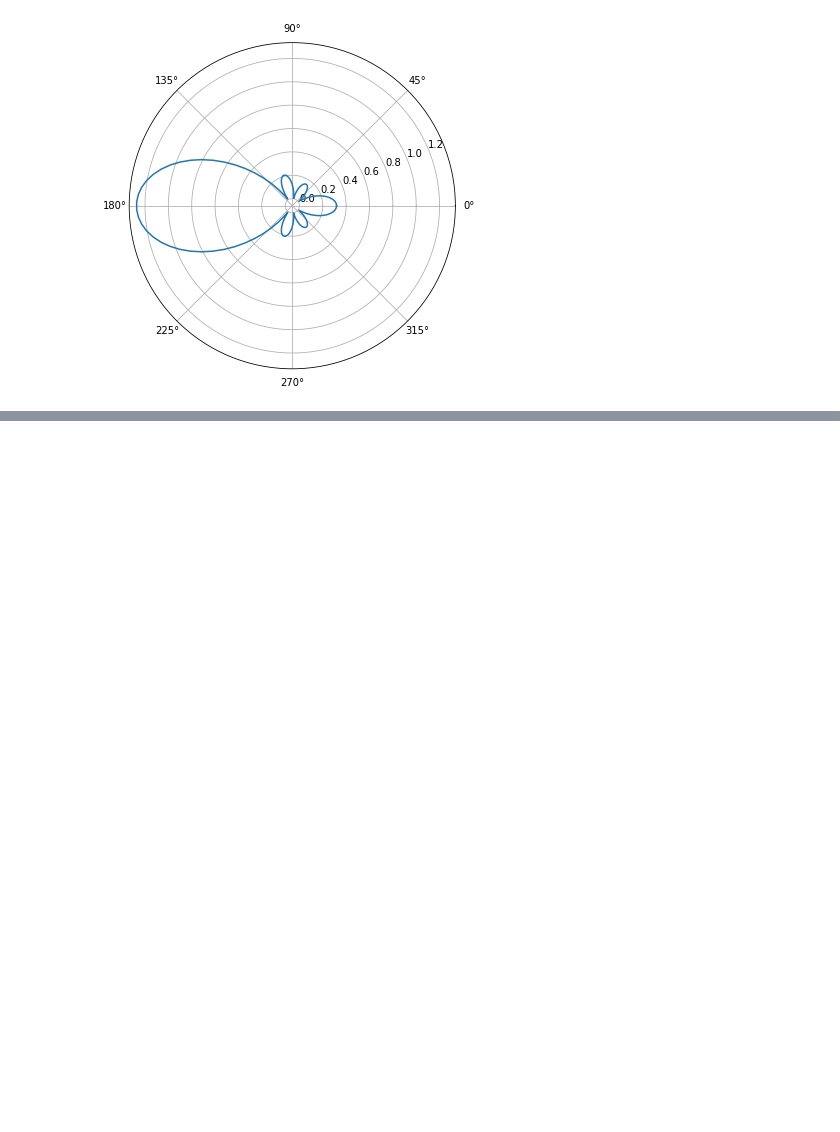
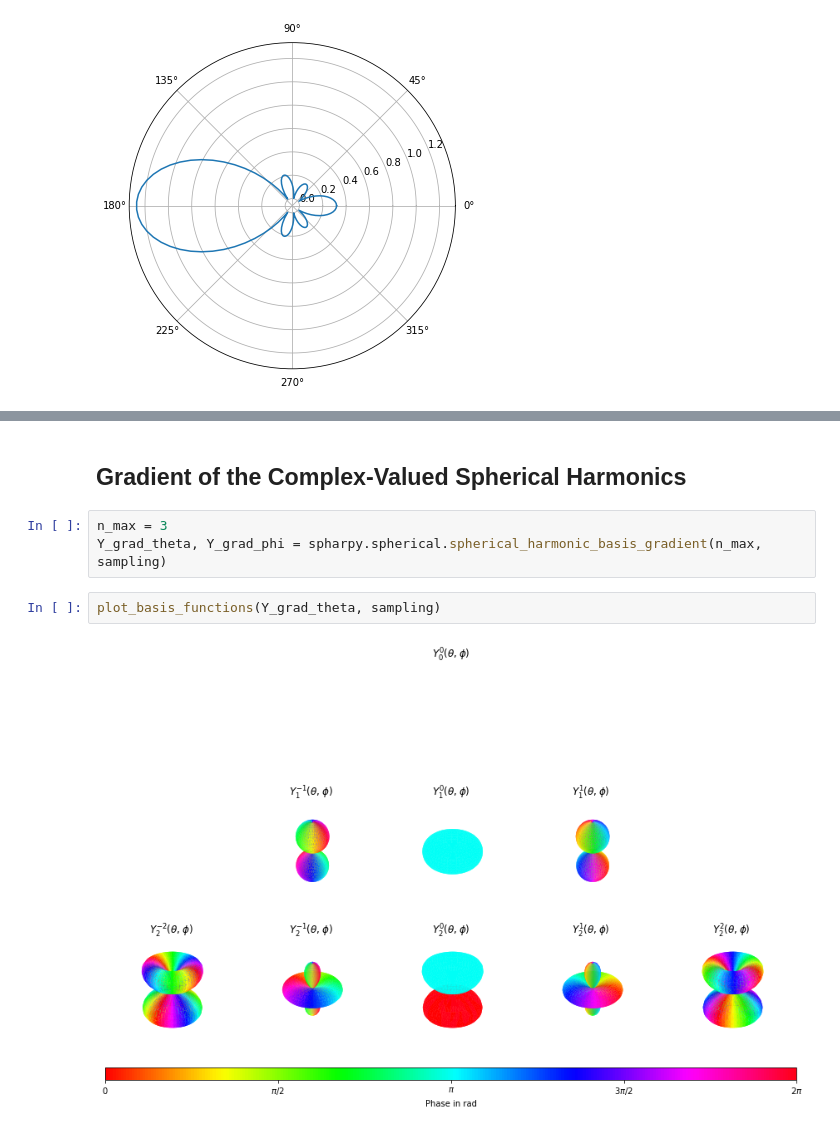
Before and after one commit to pyfar/spharpy, a Jupyter notebook: examples/spherical_harmonics.ipynb, the cells around one changed output, grey strips where cells are left out. Drawn from its saved outputs; the diff is of its cells as text; blank space fills up the shorter version.

Commit message:
added sph harmonic gradients to the spherical harmonics example notebook

```diff
--- a/examples/spherical_harmonics.ipynb
+++ b/examples/spherical_harmonics.ipynb
@@ -137,0 +146,9 @@ ax.plot(circle.azimuth, np.abs(c_delta_x_circle))
+# %% [markdown]
+## Gradient of the Complex-Valued Spherical Harmonics
+# %%
+n_max = 3
+Y_grad_theta, Y_grad_phi = spharpy.spherical.spherical_harmonic_basis_gradient(n_max, sampling)
+# %%
+plot_basis_functions(Y_grad_theta, sampling)
+# %% [output]
+[figure, added]
```
Also changed, not shown: parts of 12 cells of this notebook.
